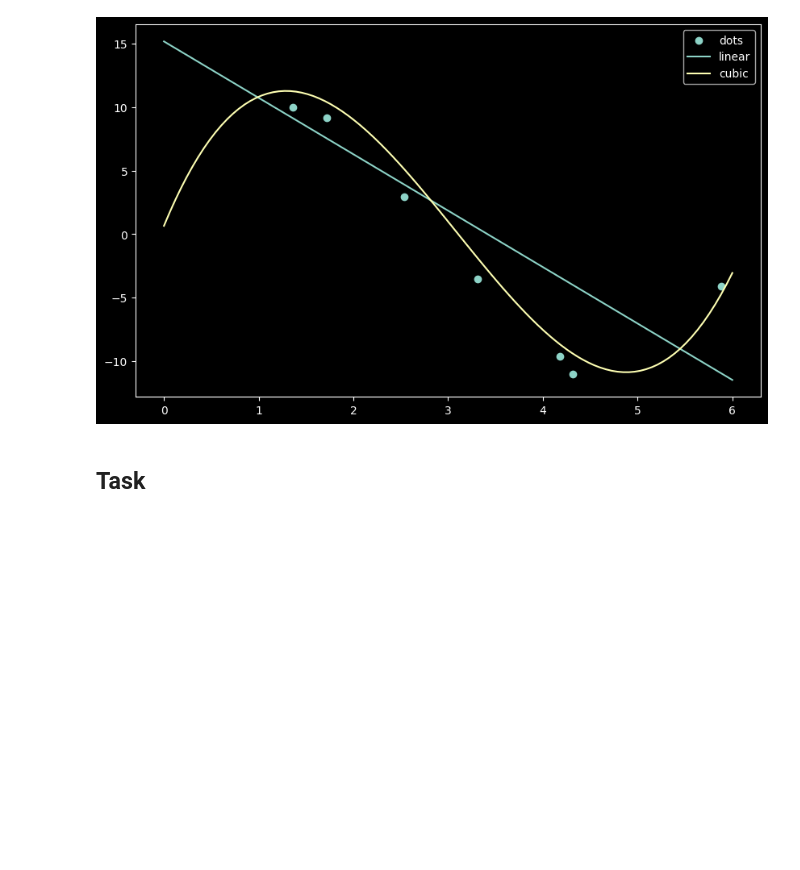
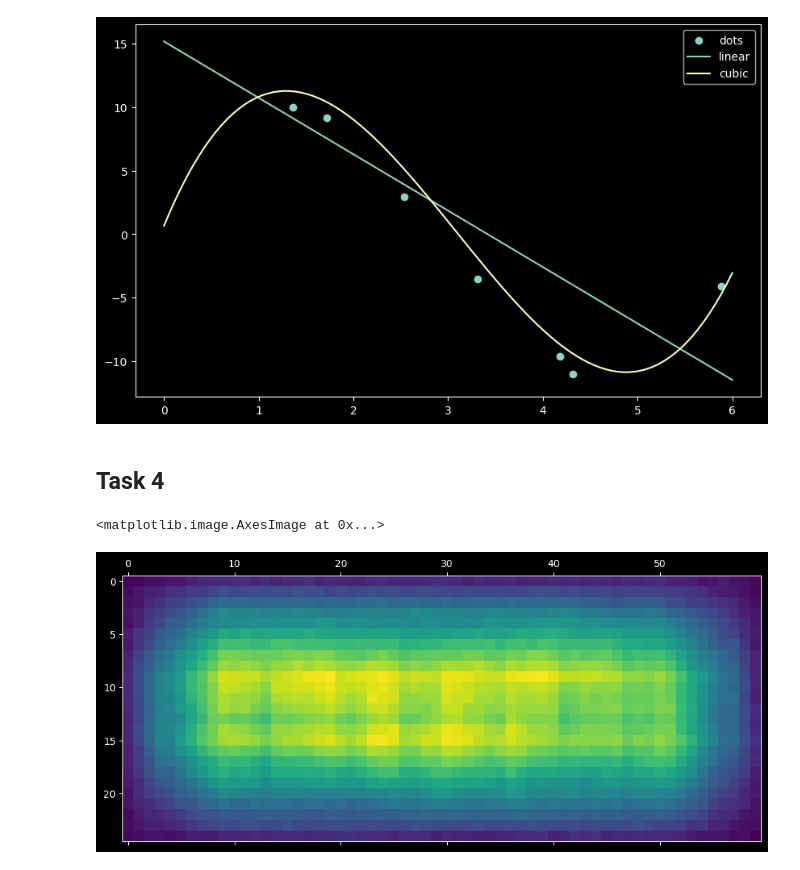
Before and after one commit to mrFendel/NumMethods, a Jupyter notebook: Hometasks/Assignment_3/tasks/Assignment_3.ipynb, the cells around one changed output. Saved outputs shown, nothing was run; the diff lists cells and outputs as text; code cells hidden in the pictures; blank space fills up the shorter version.

Commit message:
Assignment 3: - task 4

```diff
--- a/Hometasks/Assignment_3/tasks/Assignment_3.ipynb
+++ b/Hometasks/Assignment_3/tasks/Assignment_3.ipynb
@@ -35,4 +35,22 @@ plt.show()
 # %% [output]
 [figure]
 # %% [markdown]
-## Task
+## Task 4
+# %%
+with np.load('../data/data.npz') as data:
+    A, C = data['A'], data['C']
+
+def mat2vec(A):
+    A = np.flipud(A)
+    a = np.reshape(A, np.prod(A.shape))
+    return a
+
+def vec2mat(a, shape):
+    A = np.reshape(a, shape)
+    A = np.flipud(A)
+    return A
+
+plt.matshow(A, fignum=None)
+# %% [output]
+<matplotlib.image.AxesImage at 0x...>
+[figure, added]
```
Also changed, not shown: parts of 6 cells of this notebook.
